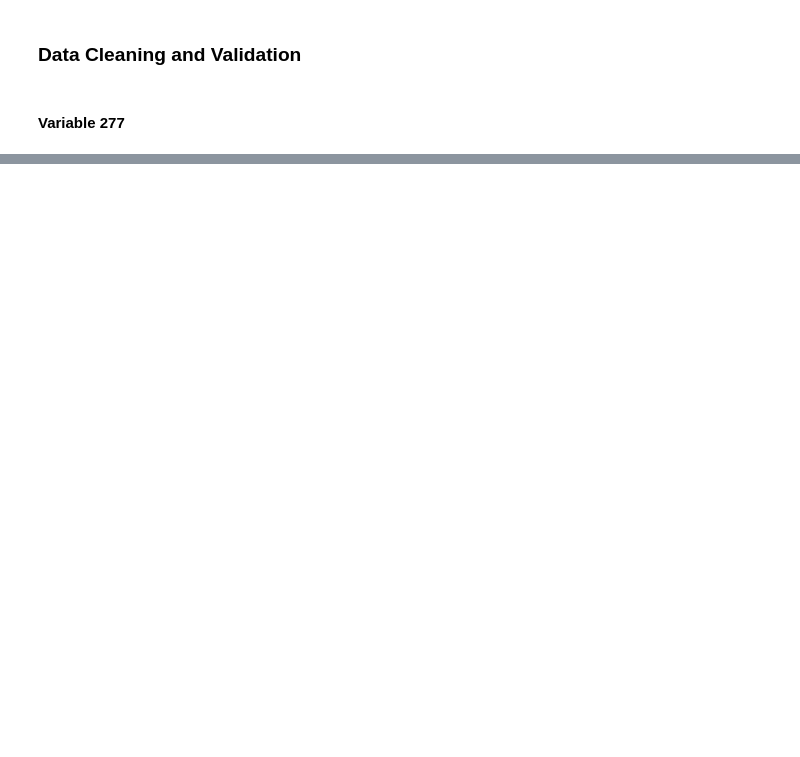
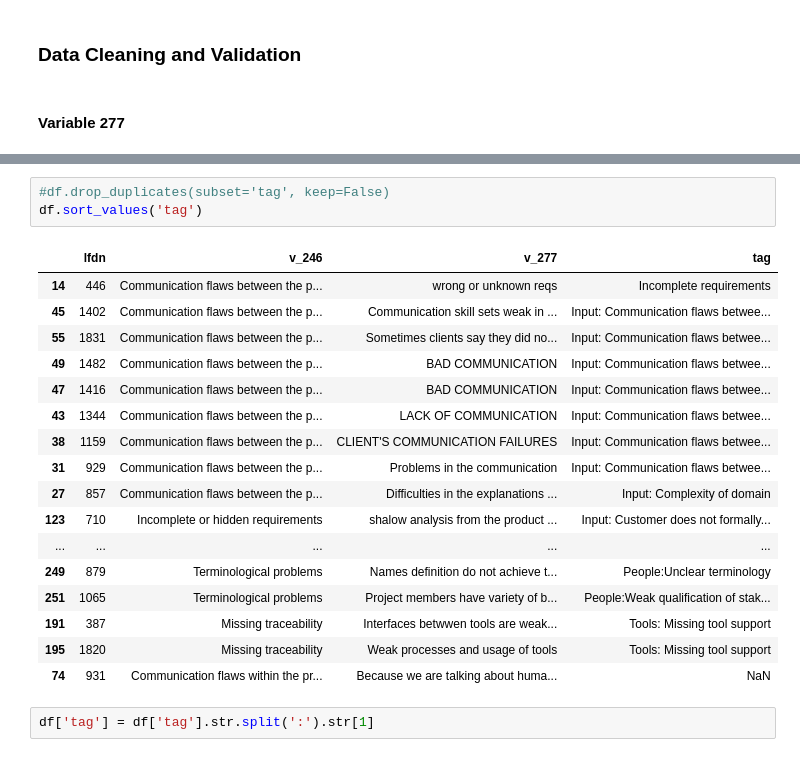
Before and after one commit to NaPiRE/napire2018, a Jupyter notebook: notebooks/freetext/03_validation.ipynb, the cells around one changed output, grey strips where cells are left out. Cells and saved outputs as stored; diff of their text form; blank space fills up the shorter version.

```diff
--- a/notebooks/freetext/03_validation.ipynb
+++ b/notebooks/freetext/03_validation.ipynb
@@ -89,3 +90,26 @@ _Correction and Interpretation_
 * Summarise all tags inluding problem category and answer
 * Visualise as intermediate _unvalidated_ result
 * Validate based on sample
+# %%
+#df.drop_duplicates(subset='tag', keep=False)
+df.sort_values('tag')
+# %% [output]
+|  | lfdn | v_246 | v_277 | tag |
+| 14 | 446 | Communication flaws between the p... | wrong or unknown reqs | Incomplete requirements |
+| 45 | 1402 | Communication flaws between the p... | Communication skill sets weak in ... | Input: Communication flaws betwee... |
+| 55 | 1831 | Communication flaws between the p... | Sometimes clients say they did no... | Input: Communication flaws betwee... |
+| 49 | 1482 | Communication flaws between the p... | BAD COMMUNICATION | Input: Communication flaws betwee... |
+| 47 | 1416 | Communication flaws between the p... | BAD COMMUNICATION | Input: Communication flaws betwee... |
+| 43 | 1344 | Communication flaws between the p... | LACK OF COMMUNICATION | Input: Communication flaws betwee... |
+| 38 | 1159 | Communication flaws between the p... | CLIENT'S COMMUNICATION FAILURES | Input: Communication flaws betwee... |
+| 31 | 929 | Communication flaws between the p... | Problems in the communication | Input: Communication flaws betwee... |
+| 27 | 857 | Communication flaws between the p... | Difficulties in the explanations ... | Input: Complexity of domain |
+| 123 | 710 | Incomplete or hidden requirements | shalow analysis from the product ... | Input: Customer does not formally... |
+| ... | ... | ... | ... | ... |
+| 249 | 879 | Terminological problems | Names definition do not achieve t... | People:Unclear terminology |
+| 251 | 1065 | Terminological problems | Project members have variety of b... | People:Weak qualification of stak... |
+| 191 | 387 | Missing traceability | Interfaces betwwen tools are weak... | Tools: Missing tool support |
+| 195 | 1820 | Missing traceability | Weak processes and usage of tools | Tools: Missing tool support |
+| 74 | 931 | Communication flaws within the pr... | Because we are talking about huma... | NaN |
+# %%
+df['tag'] = df['tag'].str.split(':').str[1]
```
Also changed, not shown: parts of 8 cells of this notebook, 2 other files.
